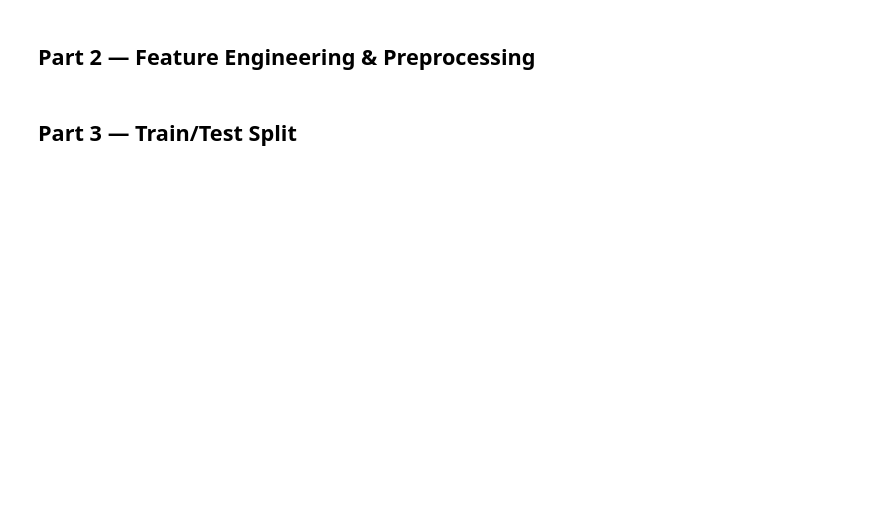
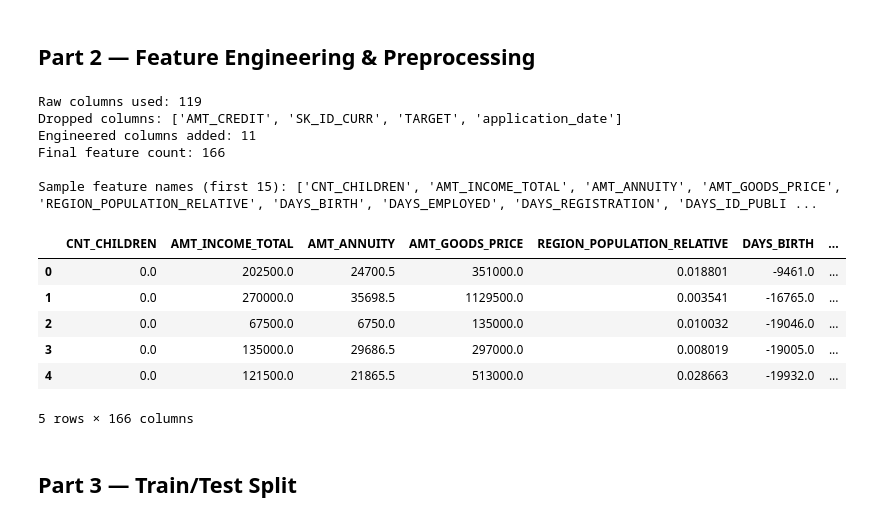
Before and after one commit to Janhavi-626/DataScience-Ml, a Jupyter notebook: ML_Project/end_to_end_modeling.ipynb, the cells around one changed output. Cells and saved outputs as stored; diff of their text form; code cells hidden in the pictures; blank space fills up the shorter version.

```diff
--- a/ML_Project/end_to_end_modeling.ipynb
+++ b/ML_Project/end_to_end_modeling.ipynb
@@ -233,34 +343,49 @@ class E2EPreprocessor:
             work[col] = work[col].fillna(val)
         for col in self.high_card_cols_:
             work[col] = work[col].map(self.freq_maps_[col]).fillna(0.0)
 
-        low_dummies = pd.get_dummies(work[self.low_card_cols_], prefix=self.low_card_cols_, drop_first=True)
+        low_dummies = pd.get_dummies(work[self.low_card_cols_], drop_first=True)
         high_df = work[self.high_card_cols_]
         X = pd.concat([work[self.numeric_cols_], high_df, low_dummies], axis=1)
 
         if self.feature_names_ is None:
             self.feature_names_ = X.columns.tolist()
         else:
             for col in self.feature_names_:
                 if col not in X.columns:
                     X[col] = 0.0
             X = X[self.feature_names_]
         return X.astype(float)
 
     def fit_transform(self, df):
         return self.fit(df).transform(df)
 
 
 preprocessor = E2EPreprocessor()
+preprocessor.fit(df_train)
 X_full = preprocessor.fit_transform(df_train)
 y_full = df_train[TARGET].copy()
 
 print(f"Raw columns used: {len(preprocessor.used_raw_columns_)}")
 print(f"Dropped columns: {preprocessor.dropped_columns_}")
 print(f"Engineered columns added: {len(preprocessor.engineered_columns_)}")
 print(f"Final feature count: {len(preprocessor.feature_names_)}")
 print(f"\nSample feature names (first 15): {preprocessor.feature_names_[:15]}")
 X_full.head()
+# %% [output]
+Raw columns used: 119
+Dropped columns: ['AMT_CREDIT', 'SK_ID_CURR', 'TARGET', 'application_date']
+Engineered columns added: 11
+Final feature count: 166
+
+Sample feature names (first 15): ['CNT_CHILDREN', 'AMT_INCOME_TOTAL', 'AMT_ANNUITY', 'AMT_GOODS_PRICE', 'REGION_POPULATION_RELATIVE', 'DAYS_BIRTH', 'DAYS_EMPLOYED', 'DAYS_REGISTRATION', 'DAYS_ID_PUBLI ...
+|  | CNT_CHILDREN | AMT_INCOME_TOTAL | AMT_ANNUITY | AMT_GOODS_PRICE | REGION_POPULATION_RELATIVE | DAYS_BIRTH | ... |
+| 0 | 0.0 | 202500.0 | 24700.5 | 351000.0 | 0.018801 | -9461.0 | ... |
+| 1 | 0.0 | 270000.0 | 35698.5 | 1129500.0 | 0.003541 | -16765.0 | ... |
+| 2 | 0.0 | 67500.0 | 6750.0 | 135000.0 | 0.010032 | -19046.0 | ... |
+| 3 | 0.0 | 135000.0 | 29686.5 | 297000.0 | 0.008019 | -19005.0 | ... |
+| 4 | 0.0 | 121500.0 | 21865.5 | 513000.0 | 0.028663 | -19932.0 | ... |
+5 rows × 166 columns
 # %% [markdown]
 ## Part 3 — Train/Test Split
 # %%
```
Also changed, not shown: parts of 15 cells of this notebook.
